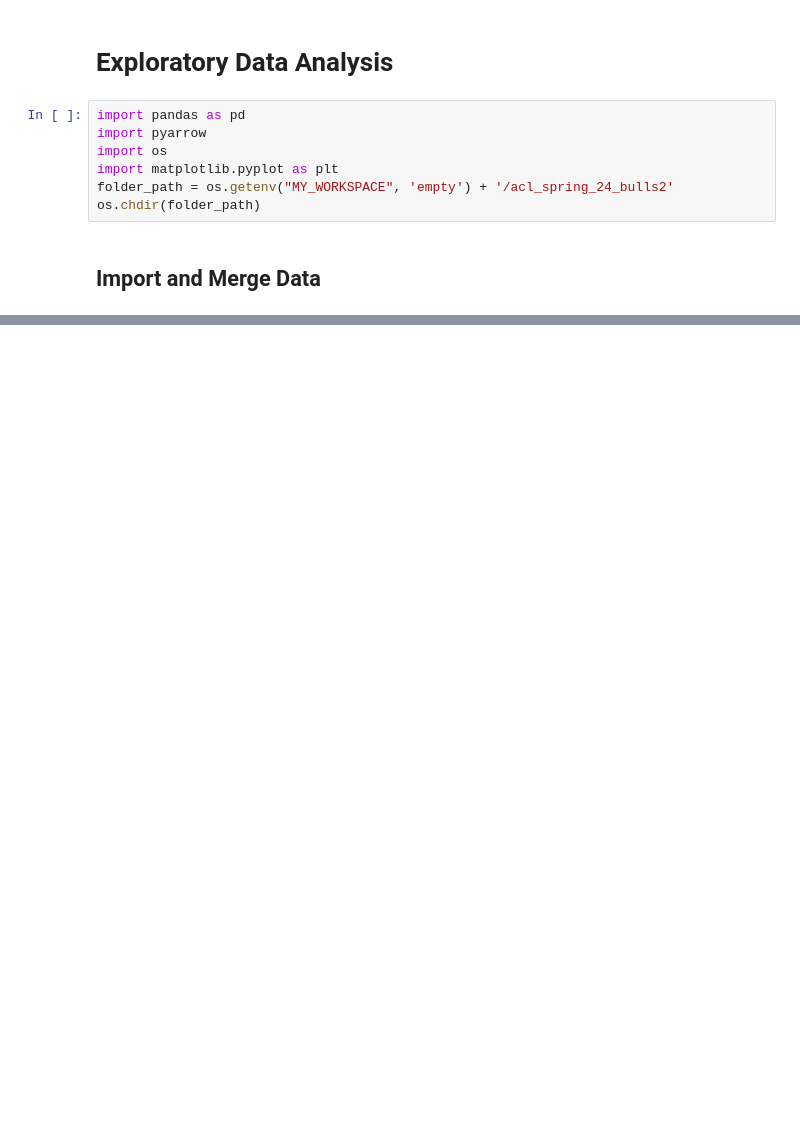
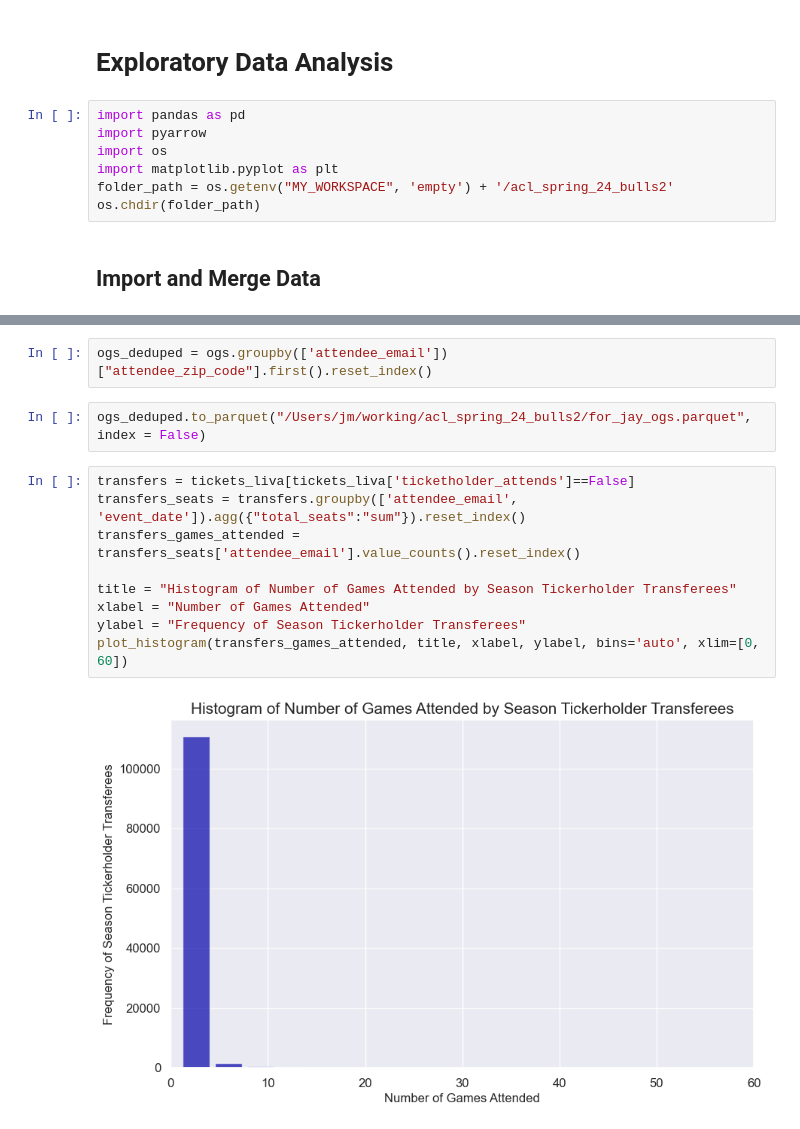
Before and after one commit to mathewj1/acl_spring_24_bulls2, a Jupyter notebook: notebooks/eda.ipynb, the cells around one changed output, grey strips where cells are left out. Saved outputs shown, nothing was run; the diff lists cells and outputs as text; blank space fills up the shorter version.

```diff
--- a/notebooks/eda.ipynb
+++ b/notebooks/eda.ipynb
@@ -141,0 +115,15 @@ len(df)
+# %%
+ogs_deduped = ogs.groupby(['attendee_email'])["attendee_zip_code"].first().reset_index()
+# %%
+ogs_deduped.to_parquet("/Users/jm/working/acl_spring_24_bulls2/for_jay_ogs.parquet", index = False)
+# %%
+transfers = tickets_liva[tickets_liva['ticketholder_attends']==False]
+transfers_seats = transfers.groupby(['attendee_email', 'event_date']).agg({"total_seats":"sum"}).reset_index()
+transfers_games_attended = transfers_seats['attendee_email'].value_counts().reset_index()
+
+title = "Histogram of Number of Games Attended by Season Tickerholder Transferees"
+xlabel = "Number of Games Attended"
+ylabel = "Frequency of Season Tickerholder Transferees"
+plot_histogram(transfers_games_attended, title, xlabel, ylabel, bins='auto', xlim=[0, 60])
+# %% [output]
+[figure, added]
```
Also changed, not shown: parts of 56 cells of this notebook, 1 other file.
